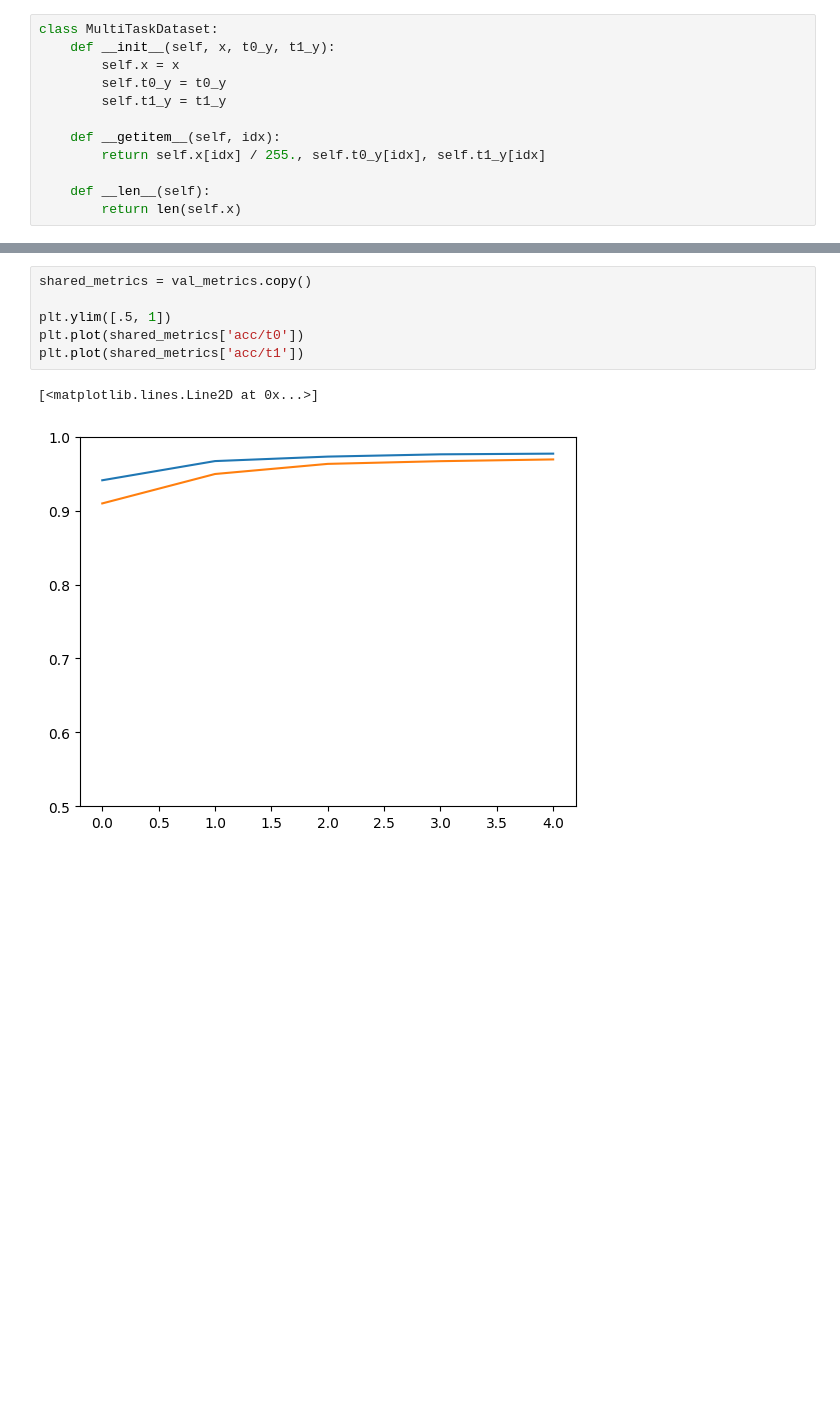
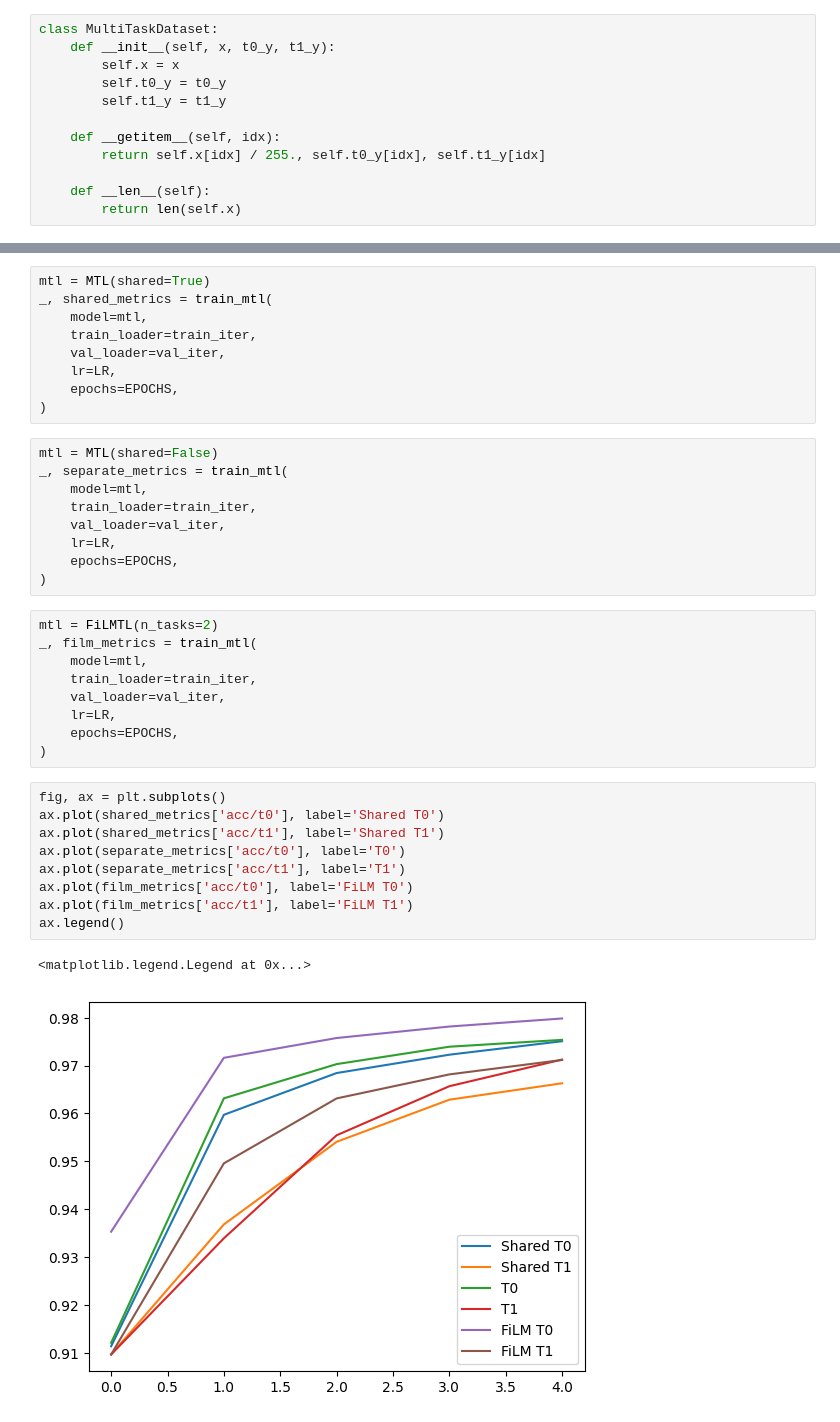
Before and after one commit to zedian/CS330-FinalProject, a Jupyter notebook: scr.ipynb, the cells around one changed output, grey strips where cells are left out. Saved outputs shown, nothing was run; the diff lists cells and outputs as text; blank space fills up the shorter version.

Commit message:
add basic film toy exp

```diff
--- a/scr.ipynb
+++ b/scr.ipynb
@@ -173,9 +246,39 @@ for epoch in range(EPOCHS):
+# %%
+mtl = MTL(shared=True)
+_, shared_metrics = train_mtl(
+    model=mtl,
+    train_loader=train_iter,
+    val_loader=val_iter,
+    lr=LR,
+    epochs=EPOCHS,
+)
+# %%
+mtl = MTL(shared=False)
+_, separate_metrics = train_mtl(
+    model=mtl,
+    train_loader=train_iter,
+    val_loader=val_iter,
+    lr=LR,
+    epochs=EPOCHS,
+)
+# %%
+mtl = FiLMTL(n_tasks=2)
+_, film_metrics = train_mtl(
+    model=mtl,
+    train_loader=train_iter,
+    val_loader=val_iter,
+    lr=LR,
+    epochs=EPOCHS,
+)
 # %%
-shared_metrics = val_metrics.copy()
-
-plt.ylim([.5, 1])
-plt.plot(shared_metrics['acc/t0'])
-plt.plot(shared_metrics['acc/t1'])
+fig, ax = plt.subplots()
+ax.plot(shared_metrics['acc/t0'], label='Shared T0')
+ax.plot(shared_metrics['acc/t1'], label='Shared T1')
+ax.plot(separate_metrics['acc/t0'], label='T0')
+ax.plot(separate_metrics['acc/t1'], label='T1')
+ax.plot(film_metrics['acc/t0'], label='FiLM T0')
+ax.plot(film_metrics['acc/t1'], label='FiLM T1')
+ax.legend()
 # %% [output]
-[<matplotlib.lines.Line2D at 0x...>]
+<matplotlib.legend.Legend at 0x...>
-[figure, old version]
+[figure, new version]
```
Also changed, not shown: parts of 5 cells of this notebook.
